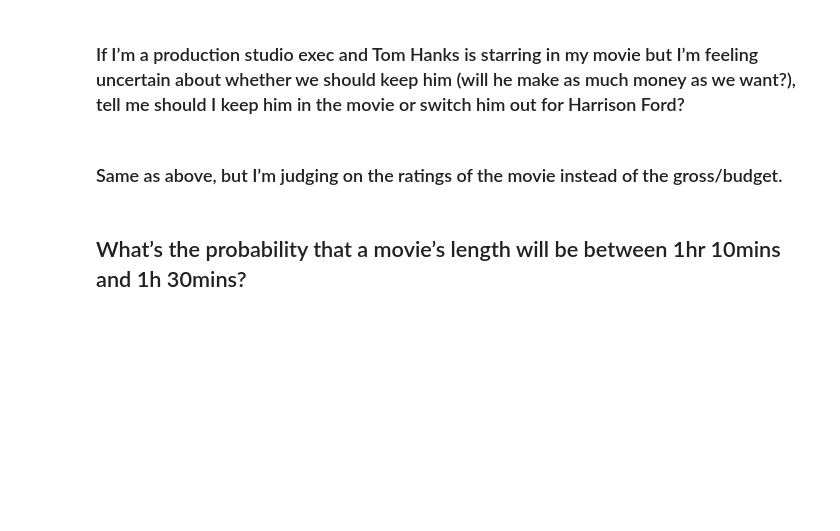
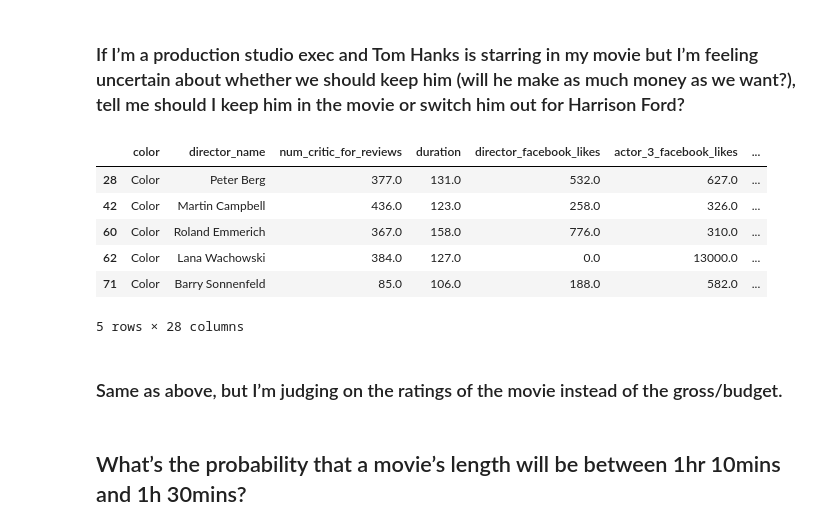
Before and after one commit to GeorgeCloud/data-science, a Jupyter notebook: imdb-notebook.ipynb, the cells around one changed output. Saved outputs shown, nothing was run; the diff lists cells and outputs as text; code cells hidden in the pictures; blank space fills up the shorter version.

```diff
--- a/imdb-notebook.ipynb
+++ b/imdb-notebook.ipynb
@@ -55,5 +72,15 @@ trim( df[df['gross'] > df['gross'].mean()].shape[0] / movies_amnt )
 # %% [markdown]
 ### If I’m a production studio exec and Tom Hanks is starring in my movie but I’m feeling uncertain about whether we should keep him (will he make as much money as we want?), tell me should I keep him in the movie or switch him out for Harrison Ford?
+# %%
+df[(df['gross'] < df['budget']) & (df['imdb_score']< 6)].head(5)
+# %% [output]
+|  | color | director_name | num_critic_for_reviews | duration | director_facebook_likes | actor_3_facebook_likes | ... |
+| 28 | Color | Peter Berg | 377.0 | 131.0 | 532.0 | 627.0 | ... |
+| 42 | Color | Martin Campbell | 436.0 | 123.0 | 258.0 | 326.0 | ... |
+| 60 | Color | Roland Emmerich | 367.0 | 158.0 | 776.0 | 310.0 | ... |
+| 62 | Color | Lana Wachowski | 384.0 | 127.0 | 0.0 | 13000.0 | ... |
+| 71 | Color | Barry Sonnenfeld | 85.0 | 106.0 | 188.0 | 582.0 | ... |
+5 rows × 28 columns
 # %% [markdown]
 ### Same as above, but I’m judging on the ratings of the movie instead of the gross/budget.
 # %% [markdown]
```
Also changed, not shown: parts of 9 cells of this notebook.
